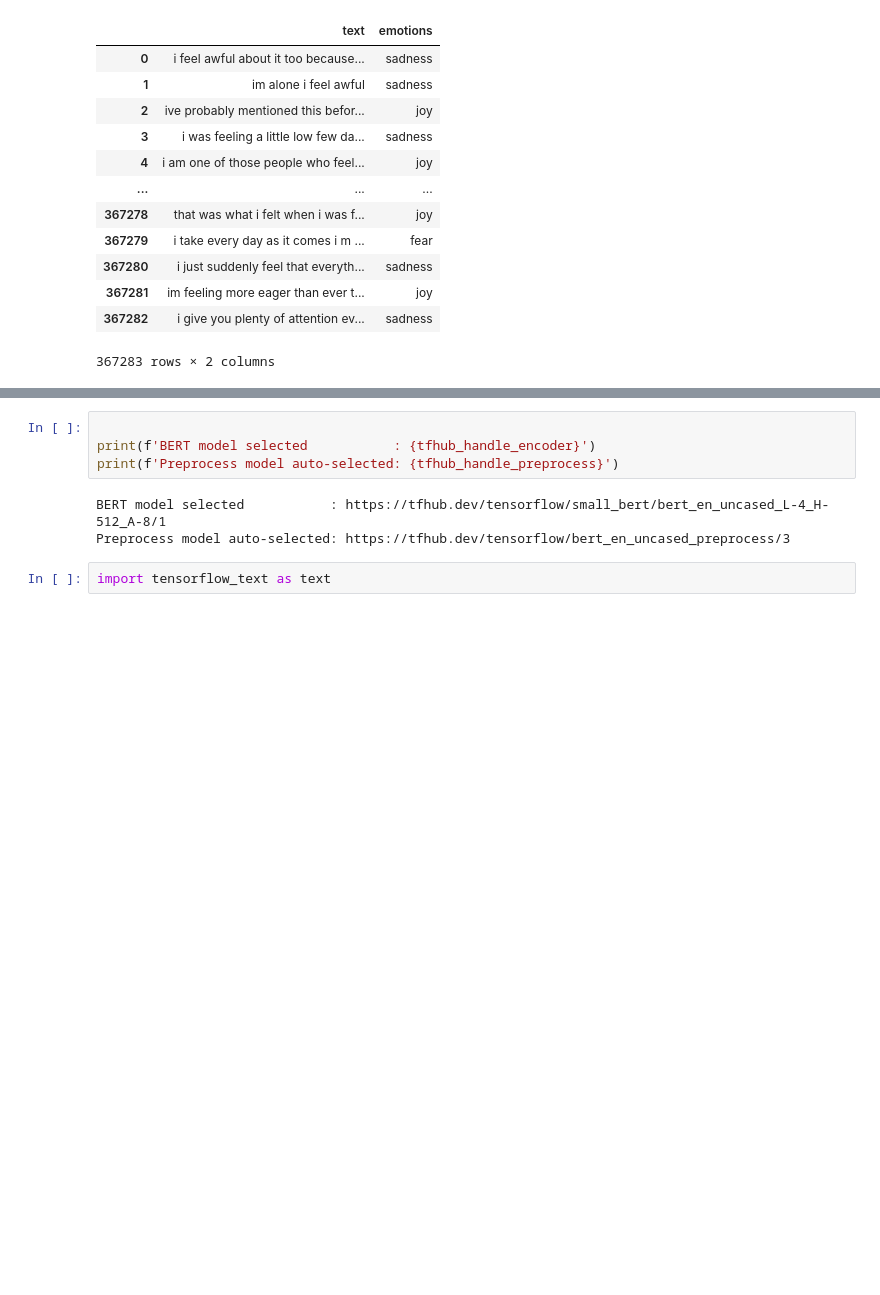
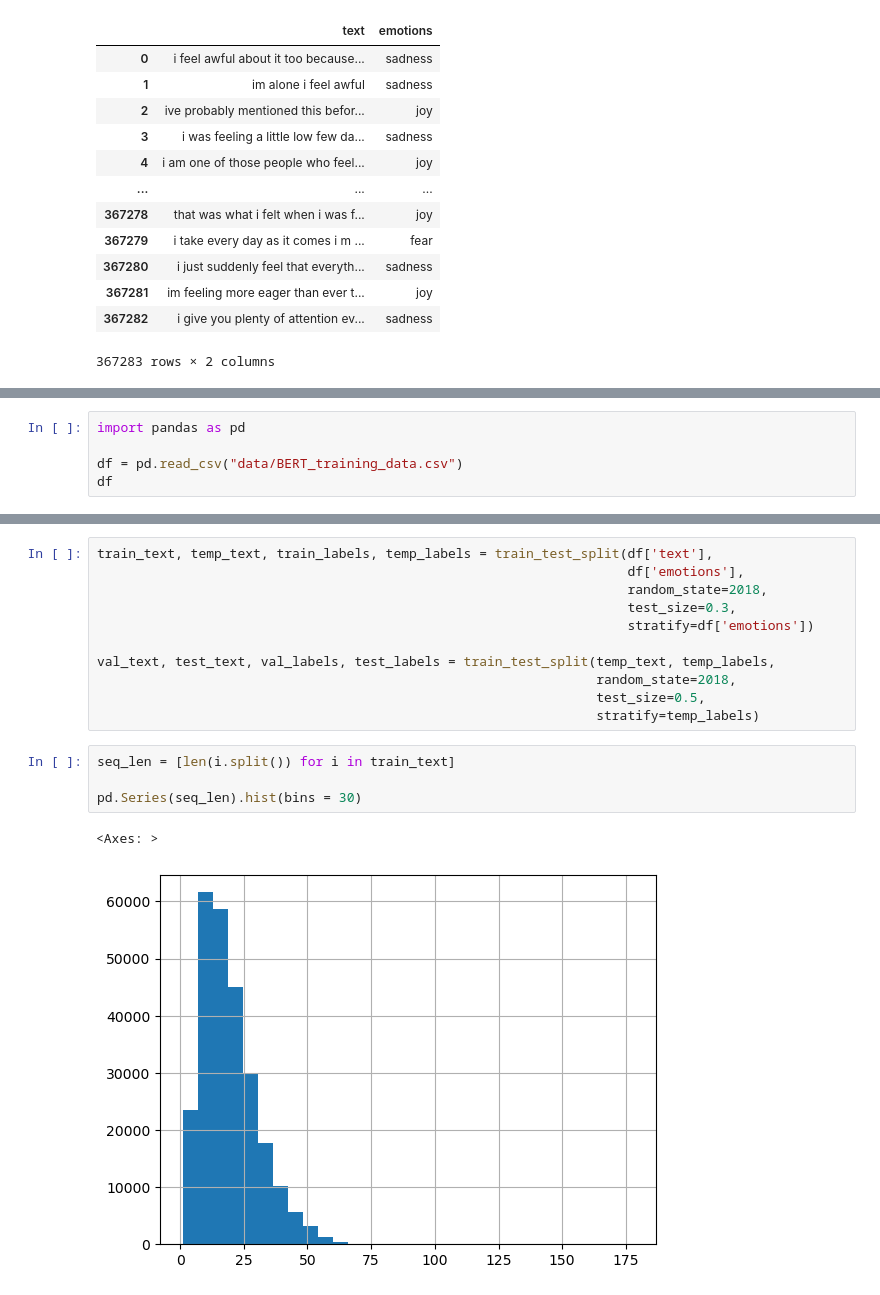
Before and after one commit to Iphled/Affective_Speech_Synthesis, a Jupyter notebook: Project/ClassificationWithBERT.ipynb, the cells around one changed output, grey strips where cells are left out. Cells and saved outputs as stored; diff of their text form; blank space fills up the shorter version.

Commit message:
2. Bert-Versuch

```diff
--- a/Project/ClassificationWithBERT.ipynb
+++ b/Project/ClassificationWithBERT.ipynb
@@ -173,0 +36,5 @@ tfhub_handle_preprocess = map_model_to_preprocess[bert_model_name]
+# %%
+import pandas as pd
+
+df = pd.read_csv("data/BERT_training_data.csv")
+df
@@ -174,10 +55,19 @@ tfhub_handle_preprocess = map_model_to_preprocess[bert_model_name]
 # %%
+train_text, temp_text, train_labels, temp_labels = train_test_split(df['text'],
+                                                                    df['emotions'],
+                                                                    random_state=2018,
+                                                                    test_size=0.3,
+                                                                    stratify=df['emotions'])
 
-print(f'BERT model selected           : {tfhub_handle_encoder}')
-print(f'Preprocess model auto-selected: {tfhub_handle_preprocess}')
+val_text, test_text, val_labels, test_labels = train_test_split(temp_text, temp_labels,
+                                                                random_state=2018,
+                                                                test_size=0.5,
+                                                                stratify=temp_labels)
-# %% [output]
-BERT model selected           : https://tfhub.dev/tensorflow/small_bert/bert_en_uncased_L-4_H-512_A-8/1
-Preprocess model auto-selected: https://tfhub.dev/tensorflow/bert_en_uncased_preprocess/3
 # %%
-import tensorflow_text as text
+seq_len = [len(i.split()) for i in train_text]
+
+pd.Series(seq_len).hist(bins = 30)
+# %% [output]
+<Axes: >
+[figure, added]
 # %%
```
Also changed, not shown: parts of 10 cells of this notebook, 2 other files.
